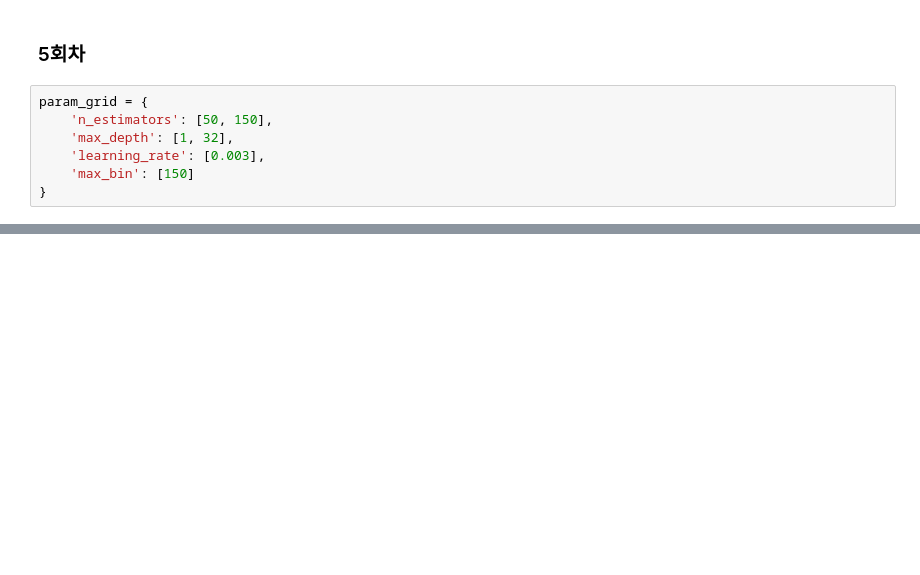
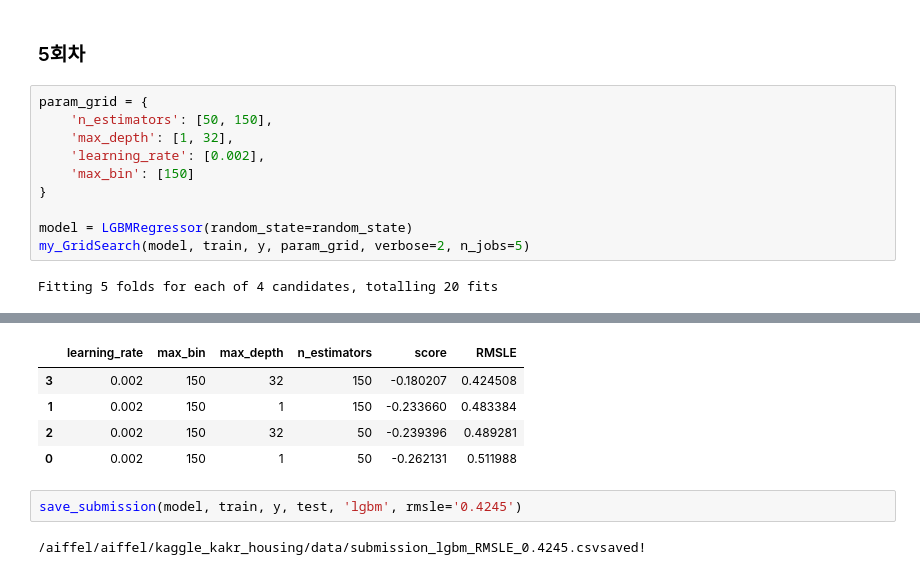
Before and after one commit to tunastorm/aiffel_lms, a Jupyter notebook: kaggle_kakr_housing/[E-06] conqueror_of_leaderboard_ycw.ipynb, the cells around one changed output, grey strips where cells are left out. Cells and saved outputs as stored; diff of their text form; blank space fills up the shorter version.

```diff
--- a/kaggle_kakr_housing/[E-06] conqueror_of_leaderboard_ycw.ipynb
+++ b/kaggle_kakr_housing/[E-06] conqueror_of_leaderboard_ycw.ipynb
@@ -719,6 +719,11 @@ Successfully submitted to 2019 2nd ML month with KaKR
 param_grid = {
     'n_estimators': [50, 150],
     'max_depth': [1, 32],
-    'learning_rate': [0.003],
+    'learning_rate': [0.002],
     'max_bin': [150]
 }
+
+model = LGBMRegressor(random_state=random_state)
+my_GridSearch(model, train, y, param_grid, verbose=2, n_jobs=5)
+# %% [output]
+Fitting 5 folds for each of 4 candidates, totalling 20 fits
@@ -724,0 +732,9 @@ param_grid = {
+|  | learning_rate | max_bin | max_depth | n_estimators | score | RMSLE |
+| 3 | 0.002 | 150 | 32 | 150 | -0.180207 | 0.424508 |
+| 1 | 0.002 | 150 | 1 | 150 | -0.233660 | 0.483384 |
+| 2 | 0.002 | 150 | 32 | 50 | -0.239396 | 0.489281 |
+| 0 | 0.002 | 150 | 1 | 50 | -0.262131 | 0.511988 |
+# %%
+save_submission(model, train, y, test, 'lgbm', rmsle='0.4245')
+# %% [output]
+/aiffel/aiffel/kaggle_kakr_housing/data/submission_lgbm_RMSLE_0.4245.csvsaved!
```
Also changed, not shown: parts of 9 cells of this notebook.
